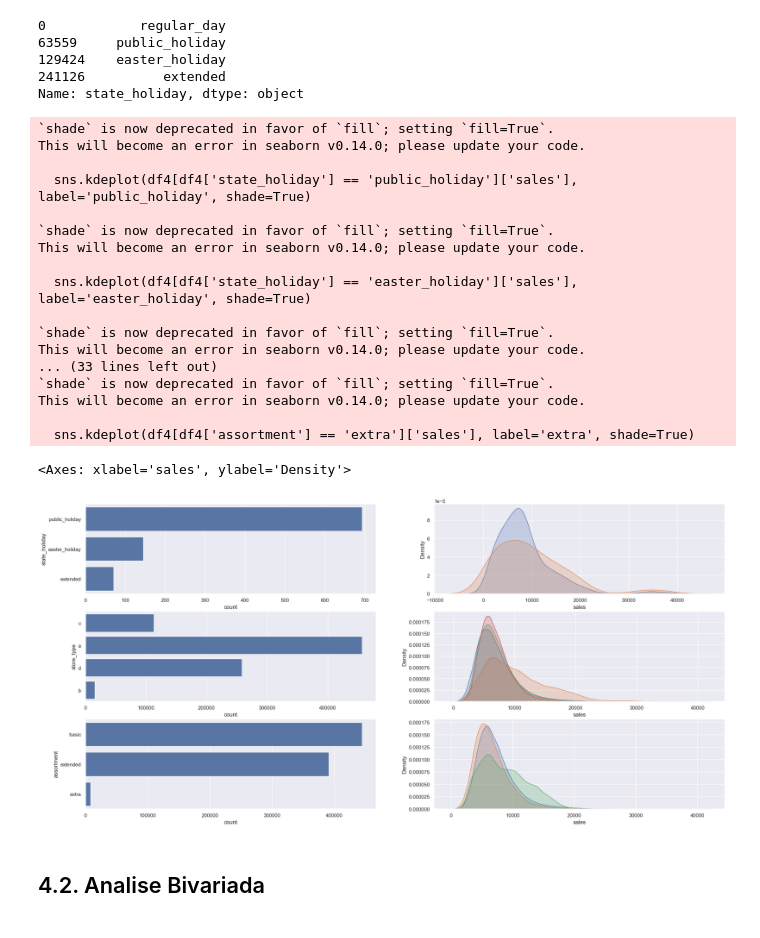
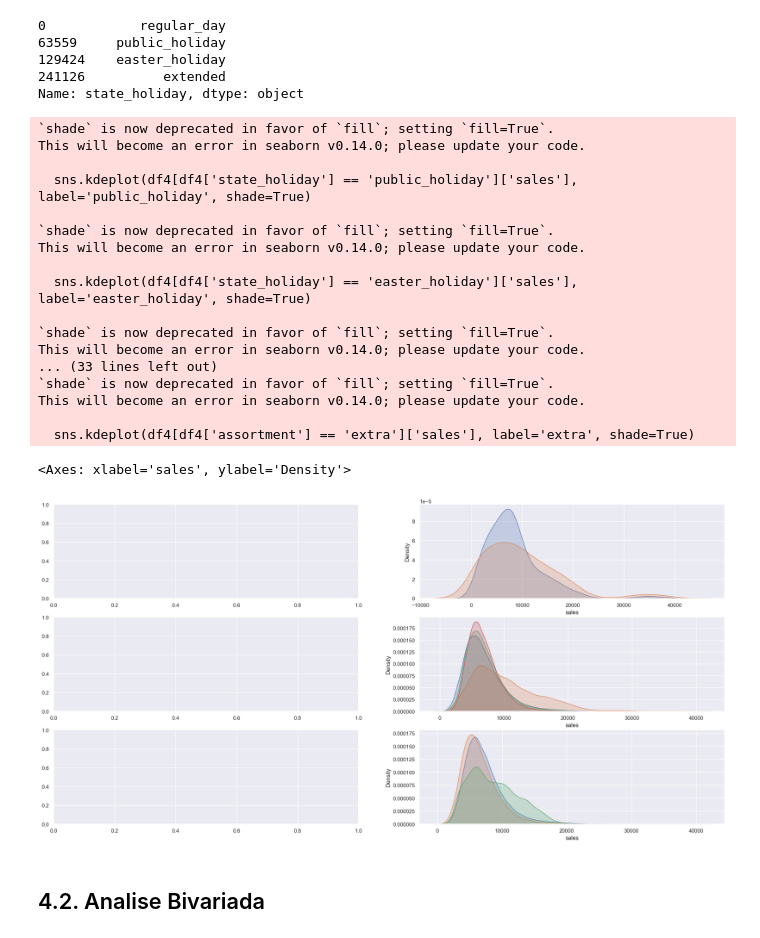
Before and after one commit to GuilhermeGoncalvesCDS/dataScience_em_producao, a Jupyter notebook: m04_v01_store_sales_prediction.ipynb, the cells around one changed output. Drawn from its saved outputs; the diff is of its cells as text; code cells hidden in the pictures.

```diff
--- a/m04_v01_store_sales_prediction.ipynb
+++ b/m04_v01_store_sales_prediction.ipynb
@@ -457,7 +478,7 @@ Name: state_holiday, dtype: object
 # state_holiday
 plt.subplot (3,2,1)
 a = df4[df4['state_holiday'] != 'regular_day']
-sns.countplot(a['state_holiday'])
+# sns.countplot(a['state_holiday'])
 
 plt.subplot (3,2,2)
 sns.kdeplot(df4[df4['state_holiday'] == 'public_holiday']['sales'], label='public_holiday', shade=True)
@@ -467,7 +488,7 @@ sns.kdeplot(df4[df4['state_holiday'] == 'chistmas']['sales'], label='chistmas',
 # store_type
 
 plt.subplot (3,2,3)
-sns.countplot(df4['store_type'])
+# sns.countplot(df4['store_type'])
 
 plt.subplot (3,2,4)
 sns.kdeplot(df4[df4['store_type'] == 'a']['sales'], label='a', shade=True)
@@ -475,35 +496,35 @@ sns.kdeplot(df4[df4['store_type'] == 'b']['sales'], label='b', shade=True)
 sns.kdeplot(df4[df4['store_type'] == 'c']['sales'], label='c', shade=True)
 sns.kdeplot(df4[df4['store_type'] == 'd']['sales'], label='d', shade=True)
 
 # assortment
 
 plt.subplot (3,2,5)
-sns.countplot(df4['assortment'])
+# sns.countplot(df4['assortment'])
 
 plt.subplot (3,2,6)
 sns.kdeplot(df4[df4['assortment'] == 'extended']['sales'], label='extended', shade=True)
 sns.kdeplot(df4[df4['assortment'] == 'basic']['sales'], label='basic', shade=True)
 sns.kdeplot(df4[df4['assortment'] == 'extra']['sales'], label='extra', shade=True)
 # %% [output]
 `shade` is now deprecated in favor of `fill`; setting `fill=True`.
 This will become an error in seaborn v0.14.0; please update your code.
 
   sns.kdeplot(df4[df4['state_holiday'] == 'public_holiday']['sales'], label='public_holiday', shade=True)
 
 `shade` is now deprecated in favor of `fill`; setting `fill=True`.
 This will become an error in seaborn v0.14.0; please update your code.
 
   sns.kdeplot(df4[df4['state_holiday'] == 'easter_holiday']['sales'], label='easter_holiday', shade=True)
 
 `shade` is now deprecated in favor of `fill`; setting `fill=True`.
 This will become an error in seaborn v0.14.0; please update your code.
 ... (33 lines left out)
 `shade` is now deprecated in favor of `fill`; setting `fill=True`.
 This will become an error in seaborn v0.14.0; please update your code.
 
   sns.kdeplot(df4[df4['assortment'] == 'extra']['sales'], label='extra', shade=True)
 <Axes: xlabel='sales', ylabel='Density'>
-[figure, old version]
+[figure, new version]
 # %% [markdown]
 ## 4.2. Analise Bivariada
 # %% [markdown]
```
Also changed, not shown: parts of 41 cells of this notebook.
